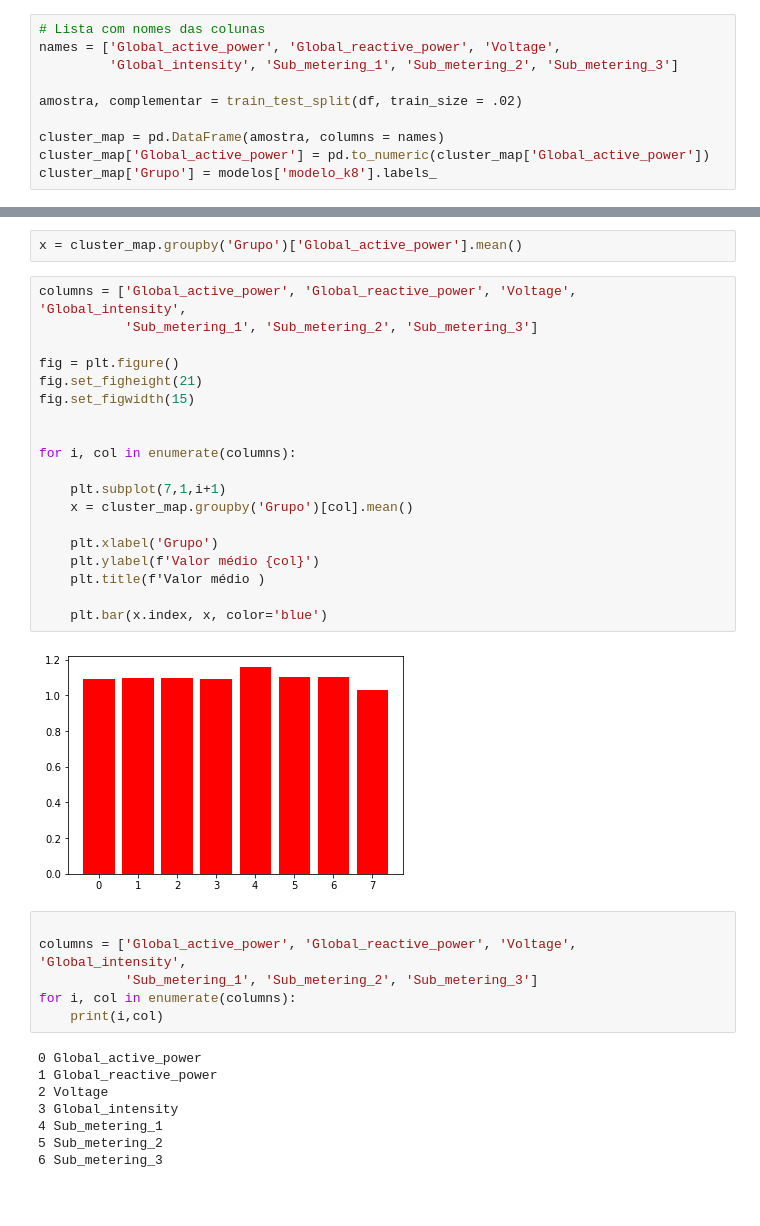
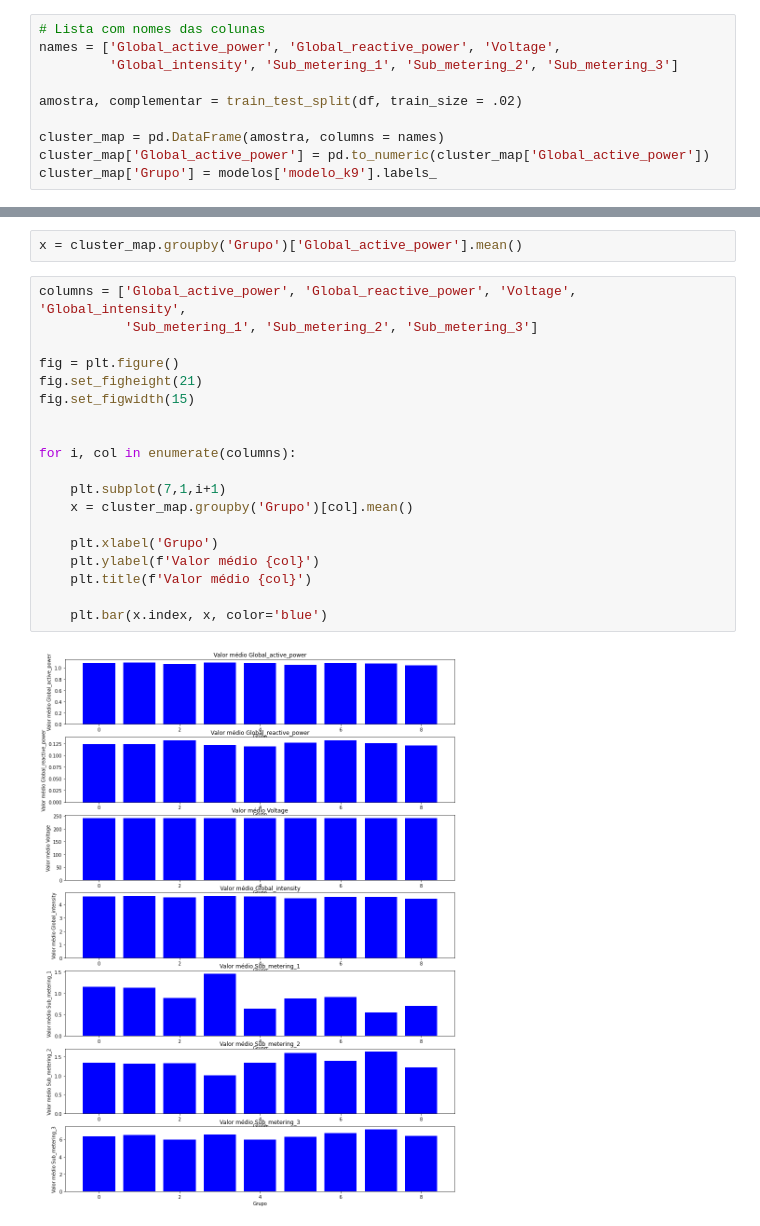
Before and after one commit to mhnasser/Cluistering_de_clientes_por_consumo_de_energia, a Jupyter notebook: notebooks/Modelagem.ipynb, the cells around one changed output, grey strips where cells are left out. Drawn from its saved outputs; the diff is of its cells as text; blank space fills up the shorter version.

```diff
--- a/notebooks/Modelagem.ipynb
+++ b/notebooks/Modelagem.ipynb
@@ -120,7 +120,7 @@ amostra, complementar = train_test_split(df, train_size = .02)
 
 cluster_map = pd.DataFrame(amostra, columns = names)
 cluster_map['Global_active_power'] = pd.to_numeric(cluster_map['Global_active_power'])
-cluster_map['Grupo'] = modelos['modelo_k8'].labels_
+cluster_map['Grupo'] = modelos['modelo_k9'].labels_
 # %%
 cluster_map
 # %% [output]
@@ -144,35 +144,21 @@ x = cluster_map.groupby('Grupo')['Global_active_power'].mean()
 # %%
 columns = ['Global_active_power', 'Global_reactive_power', 'Voltage', 'Global_intensity',
            'Sub_metering_1', 'Sub_metering_2', 'Sub_metering_3']
 
 fig = plt.figure()
 fig.set_figheight(21)
 fig.set_figwidth(15)
 
 
 for i, col in enumerate(columns):
 
     plt.subplot(7,1,i+1)
     x = cluster_map.groupby('Grupo')[col].mean()
 
     plt.xlabel('Grupo')
     plt.ylabel(f'Valor médio {col}')
-    plt.title(f'Valor médio )
+    plt.title(f'Valor médio {col}')
 
     plt.bar(x.index, x, color='blue')
 # %% [output]
-[figure, old version]
+[figure, new version]
-# %%
-
-columns = ['Global_active_power', 'Global_reactive_power', 'Voltage', 'Global_intensity',
-           'Sub_metering_1', 'Sub_metering_2', 'Sub_metering_3']
-for i, col in enumerate(columns):
-    print(i,col)
-# %% [output]
-0 Global_active_power
-1 Global_reactive_power
-2 Voltage
-3 Global_intensity
-4 Sub_metering_1
-5 Sub_metering_2
-6 Sub_metering_3
```
Also changed, not shown: parts of 3 cells of this notebook.
